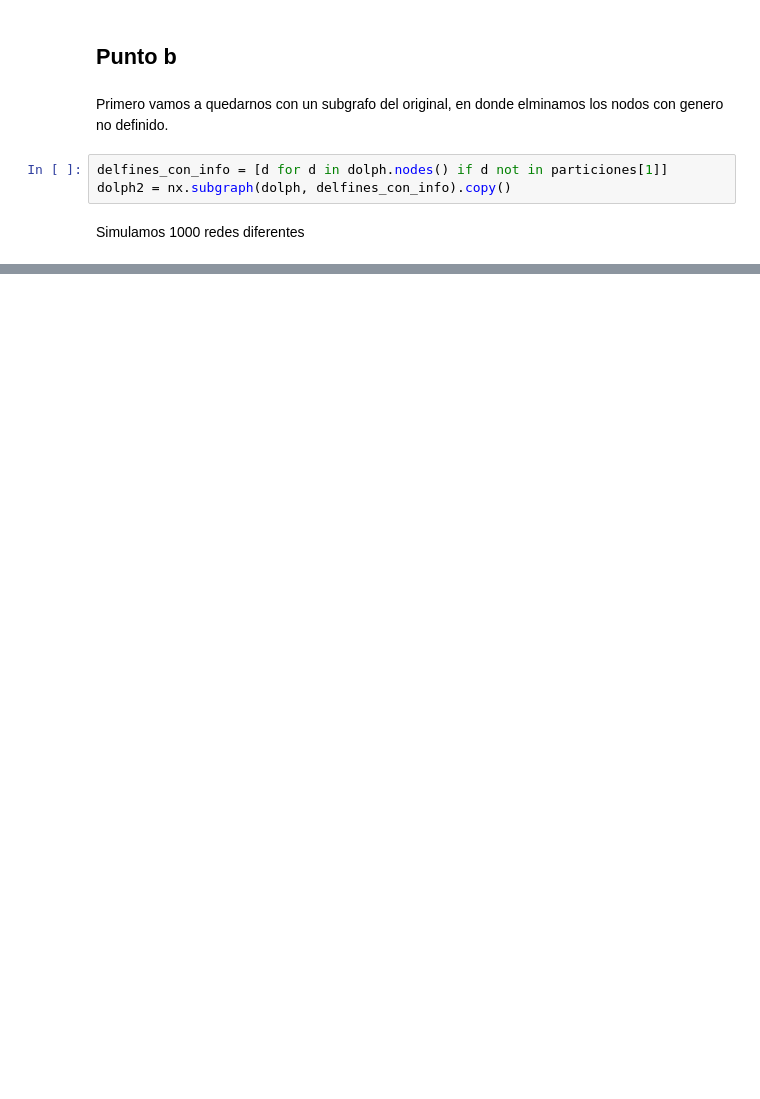
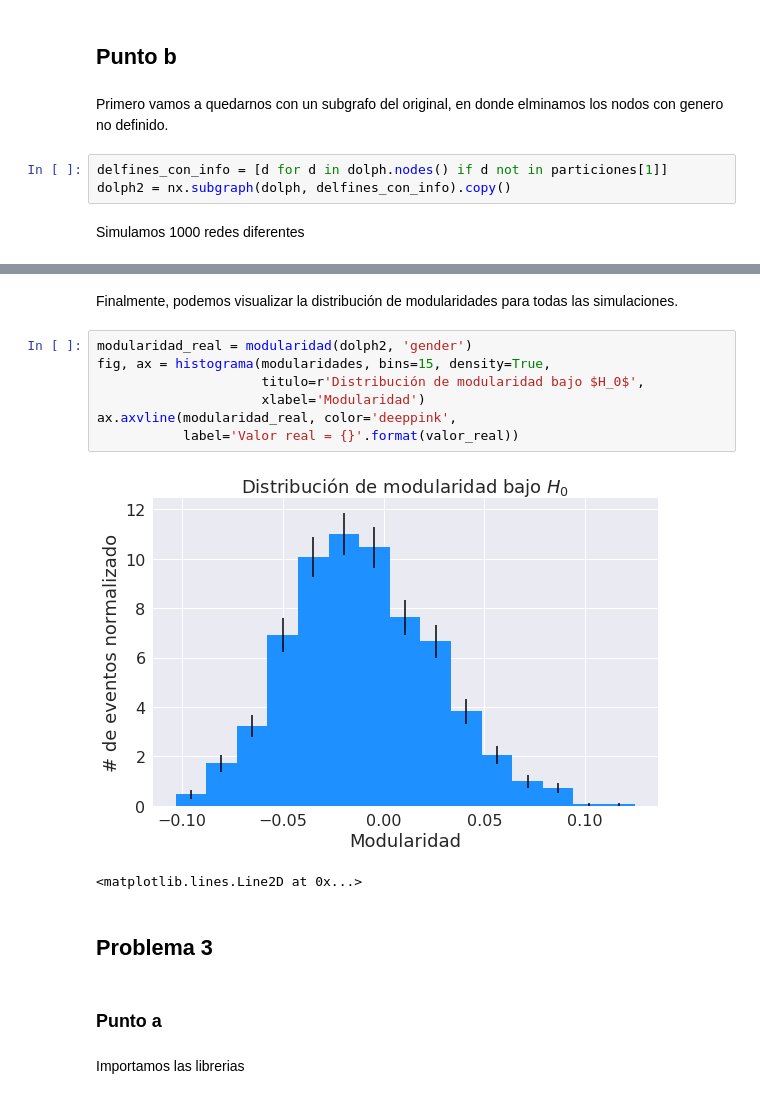
Before and after one commit to GRGab/Urdimbres-Sofisticadas, a Jupyter notebook: Trabajo_computacional_1.ipynb, the cells around one changed output, grey strips where cells are left out. Drawn from its saved outputs; the diff is of its cells as text; blank space fills up the shorter version.

```diff
--- a/Trabajo_computacional_1.ipynb
+++ b/Trabajo_computacional_1.ipynb
@@ -684,0 +684,18 @@ ax.legend()
+# %% [markdown]
+Finalmente, podemos visualizar la distribución de modularidades para todas las simulaciones.
+# %%
+modularidad_real = modularidad(dolph2, 'gender')
+fig, ax = histograma(modularidades, bins=15, density=True,
+                     titulo=r'Distribución de modularidad bajo $H_0$',
+                     xlabel='Modularidad')
+ax.axvline(modularidad_real, color='deeppink',
+           label='Valor real = {}'.format(valor_real))
+# %% [output]
+[figure, added]
+<matplotlib.lines.Line2D at 0x...>
+# %% [markdown]
+## Problema 3
+# %% [markdown]
+### Punto a
+# %% [markdown]
+Importamos las librerias
```
Also changed, not shown: parts of 16 cells of this notebook, 3 other files.
